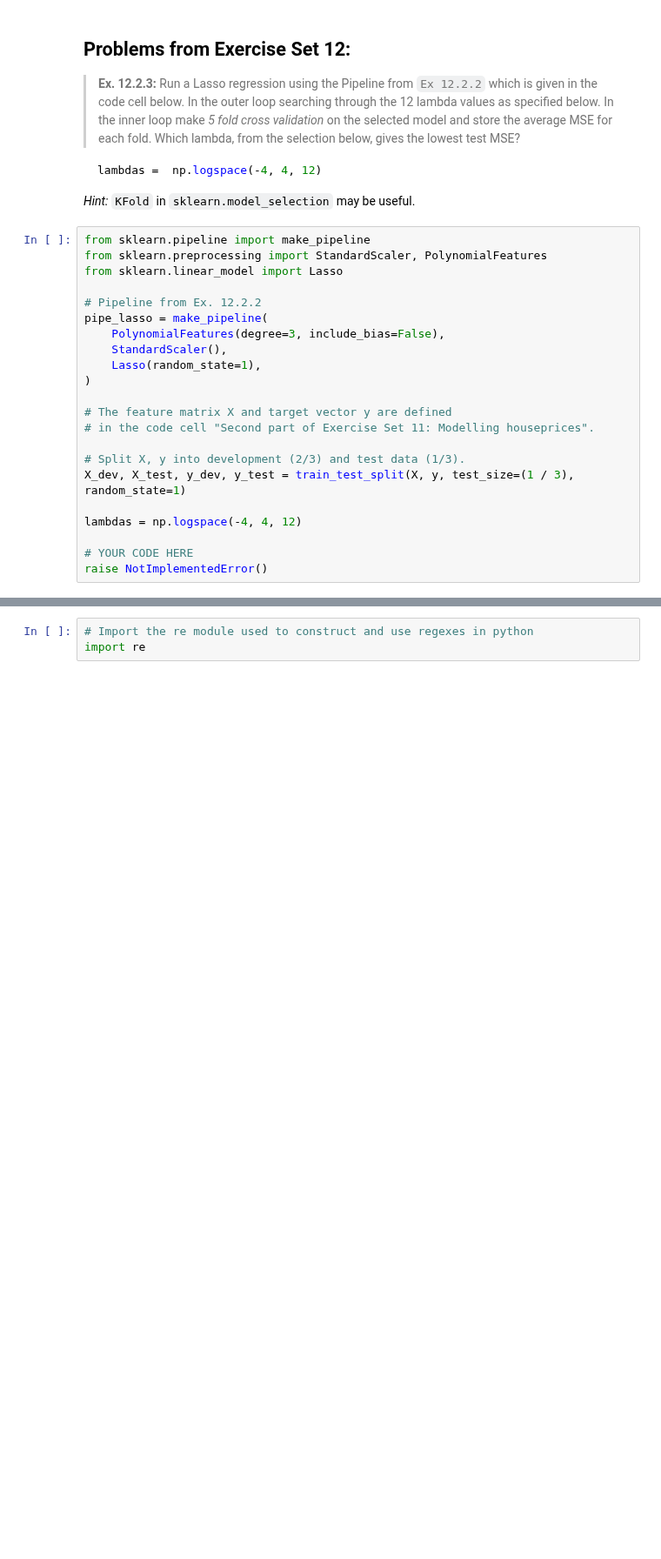
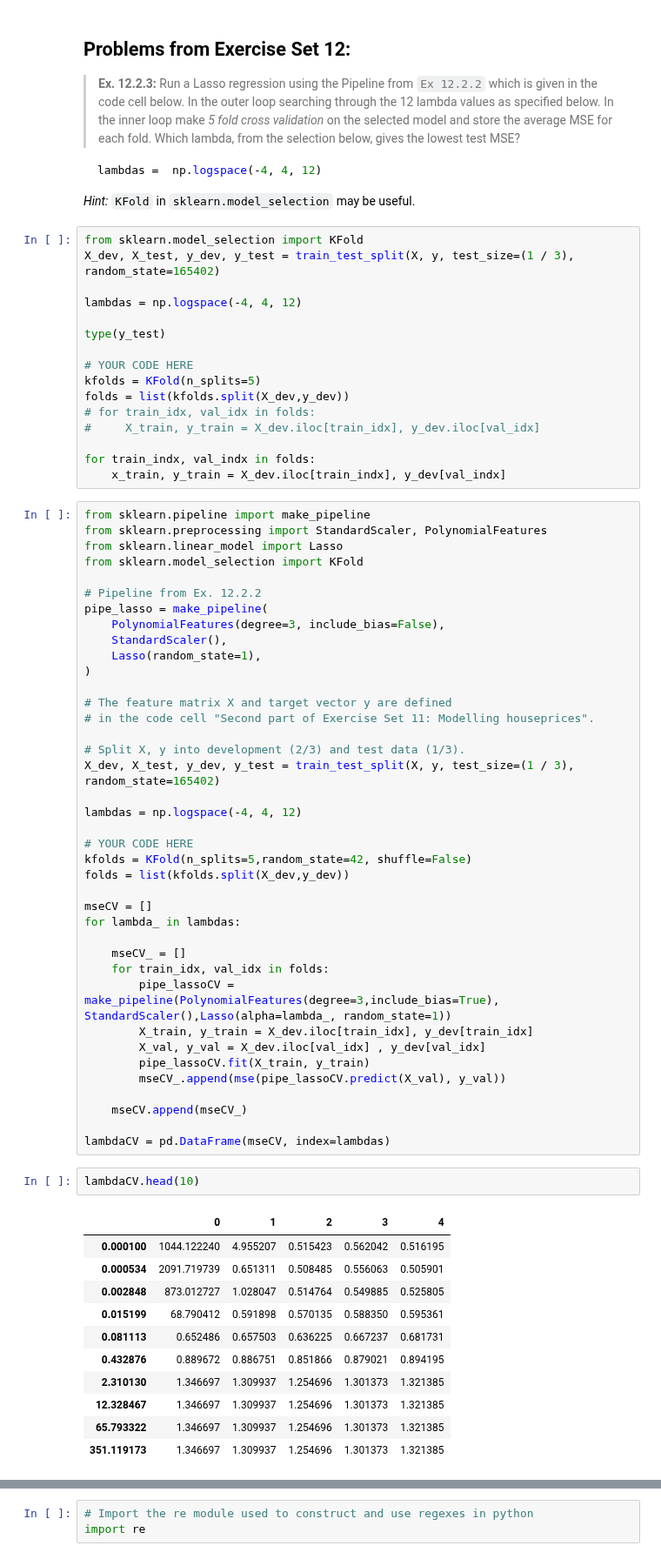
Before and after one commit to mathiasbindseil/three_drengz, a Jupyter notebook: Assignment 2/assignment_2.ipynb, the cells around one changed output, grey strips where cells are left out. Shown at 87% size. Cells and saved outputs as stored; diff of their text form; blank space fills up the shorter version.

````diff
--- a/Assignment 2/assignment_2.ipynb
+++ b/Assignment 2/assignment_2.ipynb
@@ -477,10 +477,27 @@ In the inner loop make *5 fold cross validation* on the selected model and store
 lambdas =  np.logspace(-4, 4, 12)
 ```
  *Hint:* `KFold` in `sklearn.model_selection` may be useful.
+# %%
+from sklearn.model_selection import KFold
+X_dev, X_test, y_dev, y_test = train_test_split(X, y, test_size=(1 / 3), random_state=165402)
+
+lambdas = np.logspace(-4, 4, 12)
+
+type(y_test)
+
+# YOUR CODE HERE
+kfolds = KFold(n_splits=5)
+folds = list(kfolds.split(X_dev,y_dev))
+# for train_idx, val_idx in folds:
+#     X_train, y_train = X_dev.iloc[train_idx], y_dev.iloc[val_idx]
+
+for train_indx, val_indx in folds:
+    x_train, y_train = X_dev.iloc[train_indx], y_dev[val_indx]
 # %%
 from sklearn.pipeline import make_pipeline
 from sklearn.preprocessing import StandardScaler, PolynomialFeatures
 from sklearn.linear_model import Lasso
+from sklearn.model_selection import KFold
 
 # Pipeline from Ex. 12.2.2
 pipe_lasso = make_pipeline(
@@ -493,12 +510,42 @@ pipe_lasso = make_pipeline(
 # in the code cell "Second part of Exercise Set 11: Modelling houseprices".
 
 # Split X, y into development (2/3) and test data (1/3).
-X_dev, X_test, y_dev, y_test = train_test_split(X, y, test_size=(1 / 3), random_state=1)
+X_dev, X_test, y_dev, y_test = train_test_split(X, y, test_size=(1 / 3), random_state=165402)
 
 lambdas = np.logspace(-4, 4, 12)
 
 # YOUR CODE HERE
-raise NotImplementedError()
+kfolds = KFold(n_splits=5,random_state=42, shuffle=False)
+folds = list(kfolds.split(X_dev,y_dev))
+
+mseCV = []
+for lambda_ in lambdas:
+
+    mseCV_ = []
+    for train_idx, val_idx in folds:
+        pipe_lassoCV = make_pipeline(PolynomialFeatures(degree=3,include_bias=True), StandardScaler(),Lasso(alpha=lambda_, random_state=1))
+        X_train, y_train = X_dev.iloc[train_idx], y_dev[train_idx]
+        X_val, y_val = X_dev.iloc[val_idx] , y_dev[val_idx]
+        pipe_lassoCV.fit(X_train, y_train)
+        mseCV_.append(mse(pipe_lassoCV.predict(X_val), y_val))
+
+    mseCV.append(mseCV_)
+
+lambdaCV = pd.DataFrame(mseCV, index=lambdas)
+# %%
+lambdaCV.head(10)
+# %% [output]
+|  | 0 | 1 | 2 | 3 | 4 |
+| 0.000100 | 1044.122240 | 4.955207 | 0.515423 | 0.562042 | 0.516195 |
+| 0.000534 | 2091.719739 | 0.651311 | 0.508485 | 0.556063 | 0.505901 |
+| 0.002848 | 873.012727 | 1.028047 | 0.514764 | 0.549885 | 0.525805 |
+| 0.015199 | 68.790412 | 0.591898 | 0.570135 | 0.588350 | 0.595361 |
+| 0.081113 | 0.652486 | 0.657503 | 0.636225 | 0.667237 | 0.681731 |
+| 0.432876 | 0.889672 | 0.886751 | 0.851866 | 0.879021 | 0.894195 |
+| 2.310130 | 1.346697 | 1.309937 | 1.254696 | 1.301373 | 1.321385 |
+| 12.328467 | 1.346697 | 1.309937 | 1.254696 | 1.301373 | 1.321385 |
+| 65.793322 | 1.346697 | 1.309937 | 1.254696 | 1.301373 | 1.321385 |
+| 351.119173 | 1.346697 | 1.309937 | 1.254696 | 1.301373 | 1.321385 |
 # %% [markdown]
 ## New problems in Assignment 2
 
````
Also changed, not shown: parts of 1 cell of this notebook.
